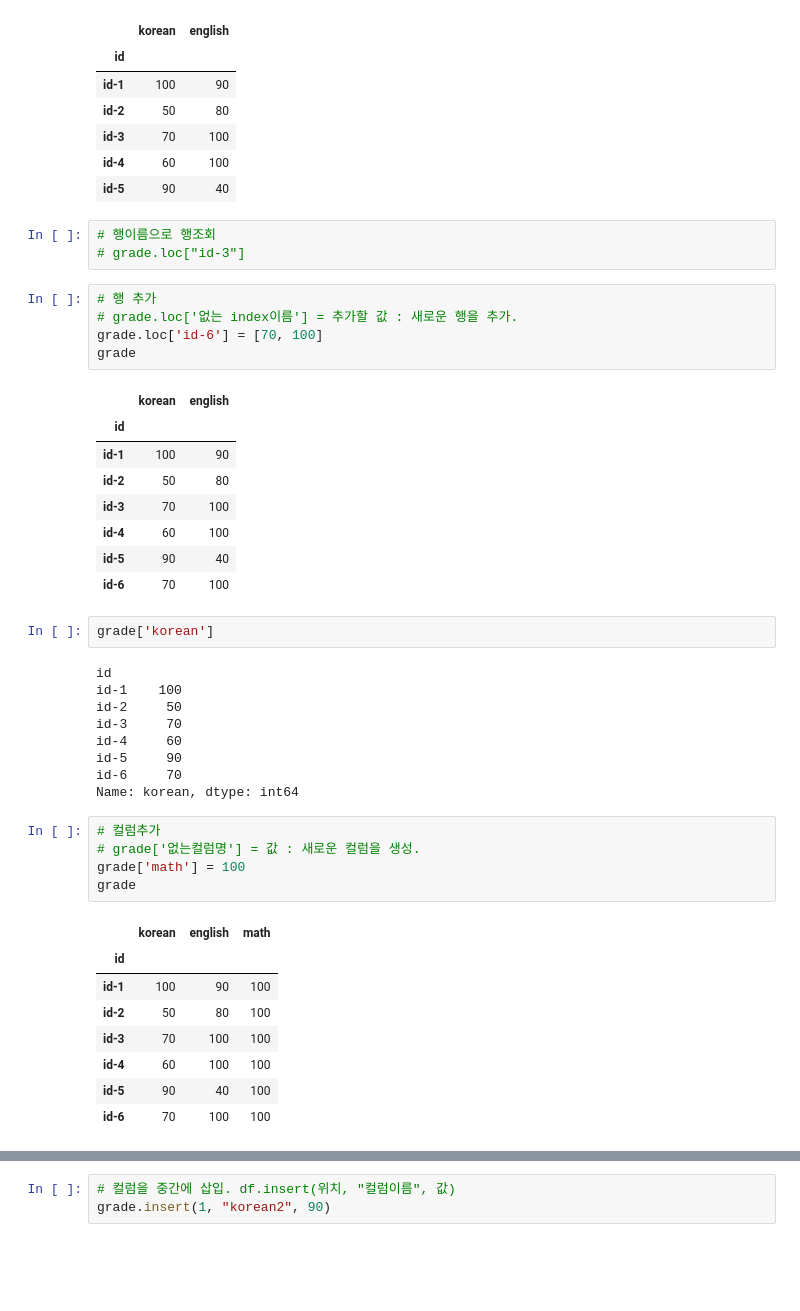
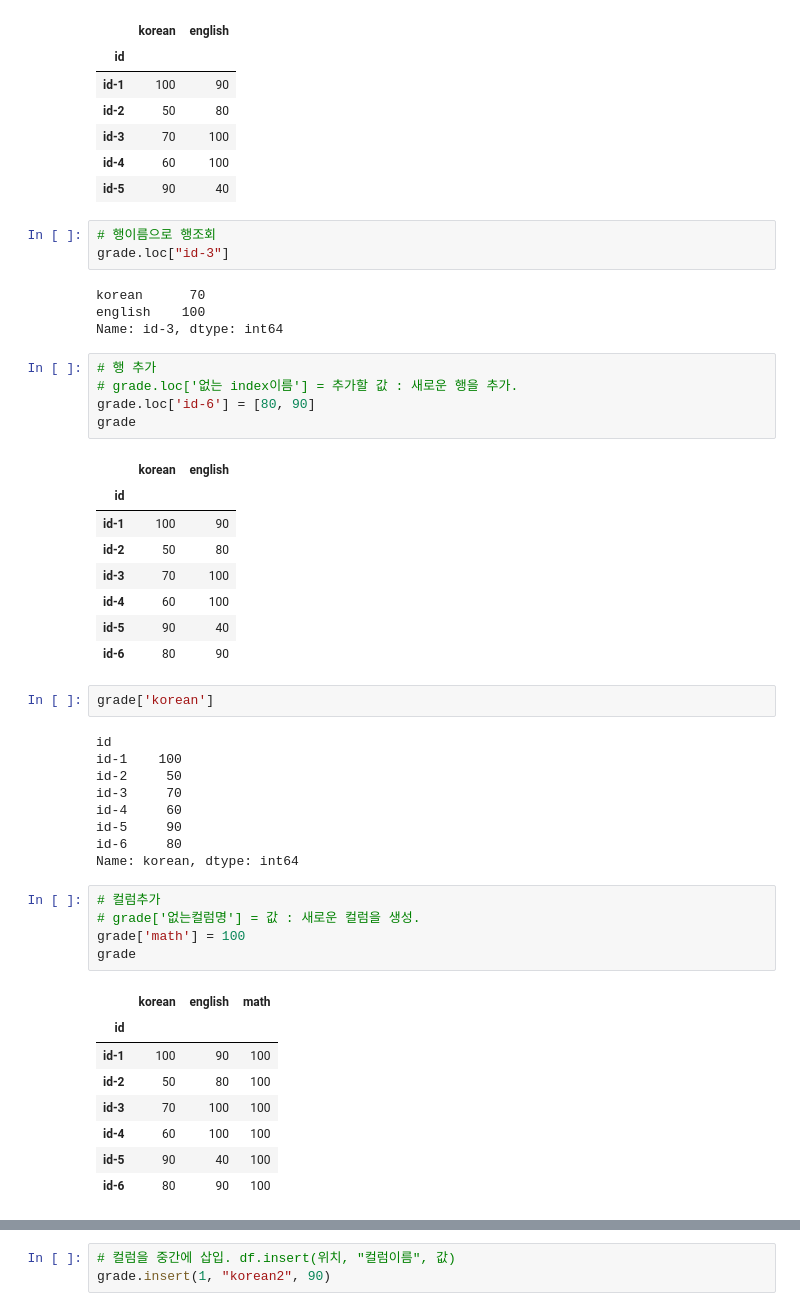
Before and after one commit to leeyonghyok/SKN31, a Jupyter notebook: 04_Pandas를 이용한 정형데이터 분석/02_Pandas_DataFrame.ipynb, the cells around one changed output, grey strips where cells are left out. Cells and saved outputs as stored; diff of their text form; blank space fills up the shorter version.

```diff
--- a/04_Pandas를 이용한 정형데이터 분석/02_Pandas_DataFrame.ipynb
+++ b/04_Pandas를 이용한 정형데이터 분석/02_Pandas_DataFrame.ipynb
@@ -1008,21 +1009,25 @@ grade
 | id-5 | 90 | 40 |
 # %%
 # 행이름으로 행조회
-# grade.loc["id-3"]
+grade.loc["id-3"]
+# %% [output]
+korean      70
+english    100
+Name: id-3, dtype: int64
 # %%
 # 행 추가
 # grade.loc['없는 index이름'] = 추가할 값 : 새로운 행을 추가.
-grade.loc['id-6'] = [70, 100]
+grade.loc['id-6'] = [80, 90]
 grade
 # %% [output]
 |  | korean | english |
 | id |  |  |
 | id-1 | 100 | 90 |
 | id-2 | 50 | 80 |
 | id-3 | 70 | 100 |
 | id-4 | 60 | 100 |
 | id-5 | 90 | 40 |
-| id-6 | 70 | 100 |
+| id-6 | 80 | 90 |
 # %%
 grade['korean']
 # %% [output]
@@ -1032,7 +1037,7 @@ id-2     50
 id-3     70
 id-4     60
 id-5     90
-id-6     70
+id-6     80
 Name: korean, dtype: int64
 # %%
 # 컬럼추가
@@ -1047,7 +1052,7 @@ grade
 | id-3 | 70 | 100 | 100 |
 | id-4 | 60 | 100 | 100 |
 | id-5 | 90 | 40 | 100 |
-| id-6 | 70 | 100 | 100 |
+| id-6 | 80 | 90 | 100 |
 # %%
 # 행별로 다른 값을 넣어서 생성할 경우 행수와 동일한 개수의 값들를 리스트로 묶어서 전달
 grade['history'] = [100, 90, 95, 80, 70, 95]
```
Also changed, not shown: parts of 83 cells of this notebook, 2 other files.
